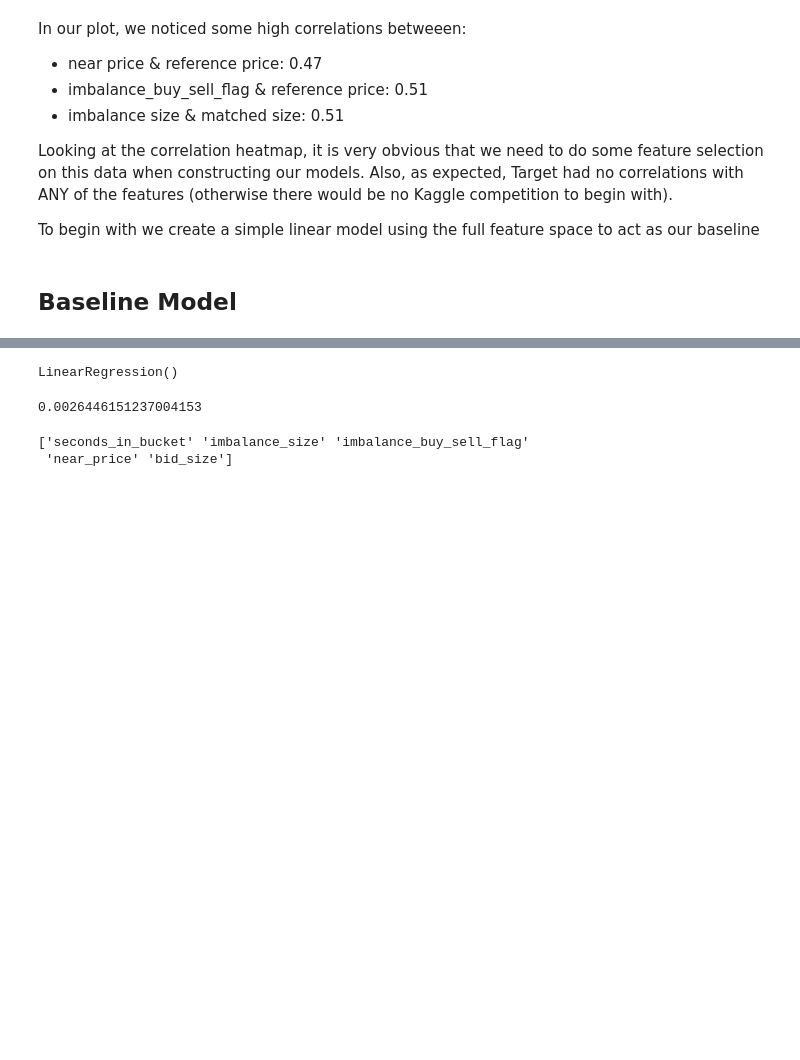
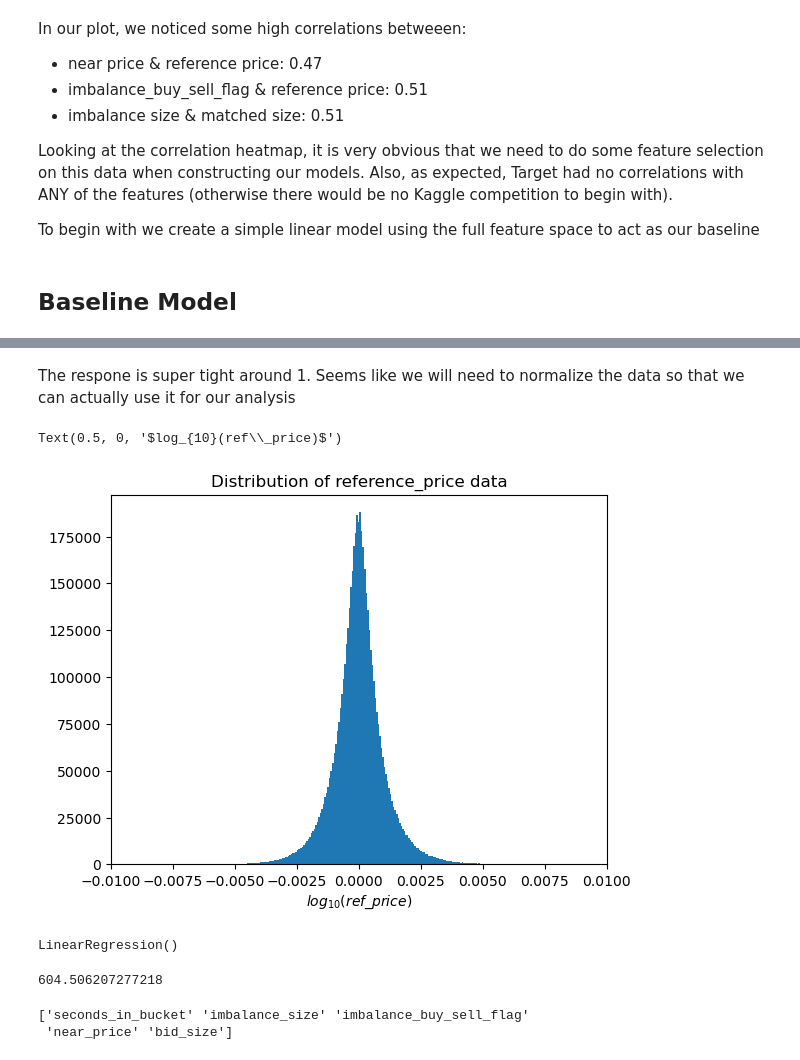
Before and after one commit to rcookie777/machine-learning-optiver, a Jupyter notebook: lr_and mod_select.ipynb, the cells around one changed output, grey strips where cells are left out. Drawn from its saved outputs; the diff is of its cells as text; code cells hidden in the pictures; blank space fills up the shorter version.

```diff
--- a/lr_and mod_select.ipynb
+++ b/lr_and mod_select.ipynb
@@ -75,2 +70,12 @@ num_vals.head()
+# %% [markdown]
+The respone is super tight around 1. Seems like we will need to normalize the data so that we can actually use it for our analysis
+# %%
+plt.hist(np.log10(df["reference_price"]),bins=1000)
+plt.title("Distribution of reference_price data")
+plt.xlim(-0.01,0.01)
+plt.xlabel(r"$log_{10}(ref\_price)$")
+# %% [output]
+Text(0.5, 0, '$log_{10}(ref\\_price)$')
+[figure, added]
 # %%
 # creating test-train split
@@ -90,11 +101,13 @@ LinearRegression()
 # generating predictions
 y_hat = lmod.predict(X_tst)
 
+y_norm_tst = np.reshape(y_tst/y_tr_max,[-1,1])
+
 # finding rmse of the baseline model
-rmse_baseline = np.sqrt(mean_squared_error(y_tst, y_hat))
+rmse_baseline = np.sqrt(mean_squared_error(y_norm_tst, y_hat))
 print(rmse_baseline)
 # %% [output]
-0.0026446151237004153
+604.506207277218
 # %%
 # creating feature selection model
 bes = SequentialFeatureSelector(LinearRegression(),
```
Also changed, not shown: parts of 9 cells of this notebook.
